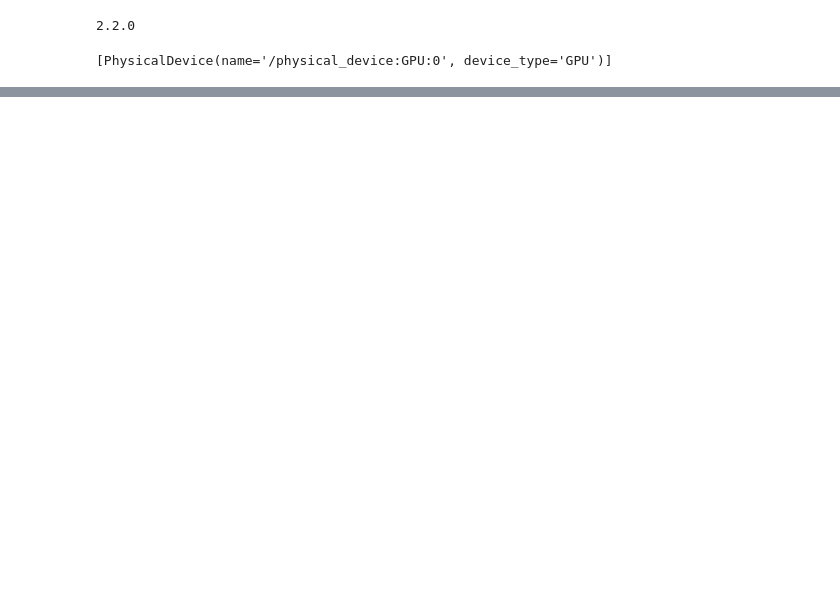
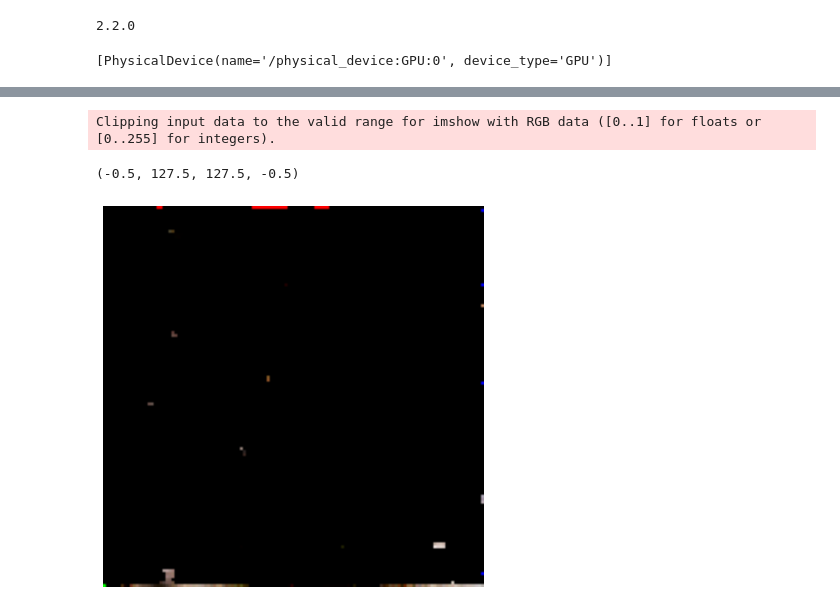
Before and after one commit to Vishal-V/GSoC-TensorFlow-2020, a Jupyter notebook: finegan/efficient trials.ipynb, the cells around one changed output, grey strips where cells are left out. Drawn from its saved outputs; the diff is of its cells as text; code cells hidden in the pictures; blank space fills up the shorter version.

```diff
--- a/finegan/efficient trials.ipynb
+++ b/finegan/efficient trials.ipynb
@@ -951,0 +1018,9 @@ Clipping input data to the valid range for imshow with RGB data ([0..1] for floa
+# %%
+image = plt.figure(figsize=(7,7))
+ax = image.add_subplot(1,1,1)
+ax.imshow(fake_images[2][15])
+ax.axis("off")
+# %% [output]
+Clipping input data to the valid range for imshow with RGB data ([0..1] for floats or [0..255] for integers).
+(-0.5, 127.5, 127.5, -0.5)
+[figure, added]
```
Also changed, not shown: parts of 23 cells of this notebook, 3 other files.
